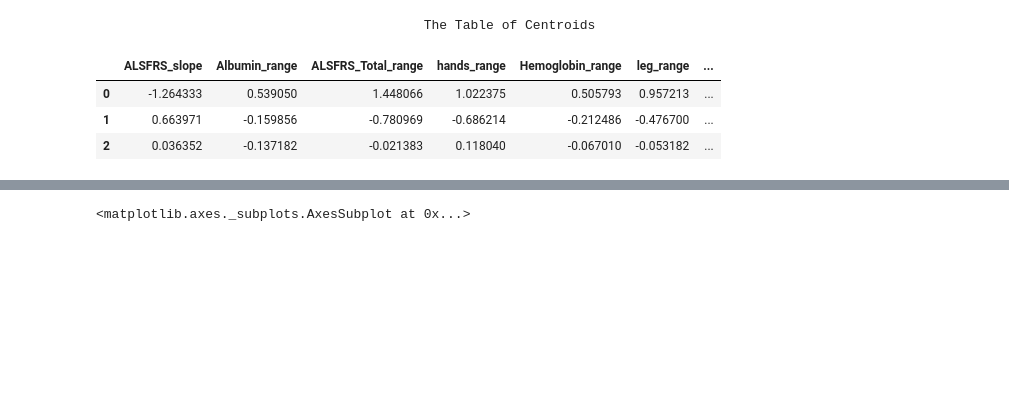
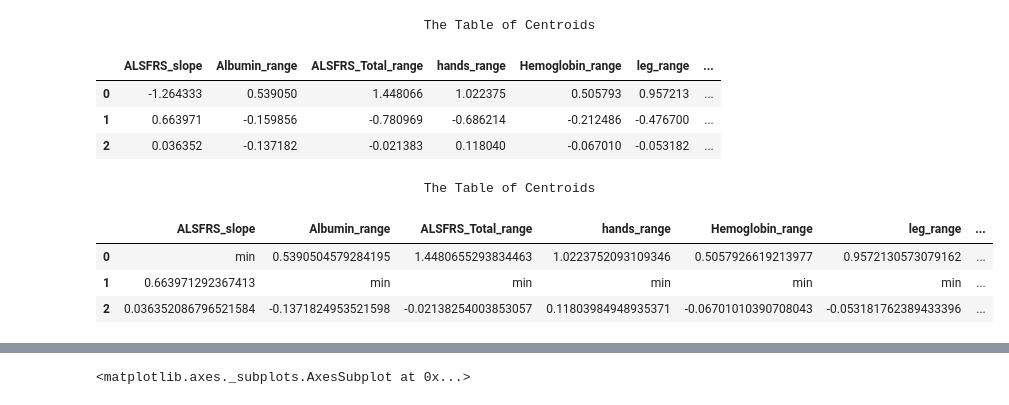
Before and after one commit to HuyenNguyenHelen/INFO-5505---Machine-learning, a Jupyter notebook: HuyenNguyen_Assignment_3.ipynb, the cells around one changed output, grey strips where cells are left out. Drawn from its saved outputs; the diff is of its cells as text; code cells hidden in the pictures; blank space fills up the shorter version.

```diff
--- a/HuyenNguyen_Assignment_3.ipynb
+++ b/HuyenNguyen_Assignment_3.ipynb
@@ -297,3 +297,16 @@ centroids_df
 | 0 | -1.264333 | 0.539050 | 1.448066 | 1.022375 | 0.505793 | 0.957213 | ... |
 | 1 | 0.663971 | -0.159856 | -0.780969 | -0.686214 | -0.212486 | -0.476700 | ... |
 | 2 | 0.036352 | -0.137182 | -0.021383 | 0.118040 | -0.067010 | -0.053182 | ... |
+# %%
+centroids_df = pd.DataFrame(centroids, columns = new_selected_var )
+print ('\t'*5, ' The Table of Centroids')
+centroids_anno=np.where(centroids_df[centroids_df.columns]==centroids_df[centroids_df.columns].max(), 'max',centroids_df[centroids_df.columns])
+centroids_anno=np.where(centroids_df[centroids_df.columns]==centroids_df[centroids_df.columns].min() and centroids_df[centroids_df.columns]!= , 'min',centroids_df[centroids_df.columns])
+centroids_anno_df = pd.DataFrame(centroids_anno, columns = new_selected_var )
+centroids_anno_df
+# %% [output]
+                                          The Table of Centroids
+|  | ALSFRS_slope | Albumin_range | ALSFRS_Total_range | hands_range | Hemoglobin_range | leg_range | ... |
+| 0 | min | 0.5390504579284195 | 1.4480655293834463 | 1.0223752093109346 | 0.5057926619213977 | 0.9572130573079162 | ... |
+| 1 | 0.663971292367413 | min | min | min | min | min | ... |
+| 2 | 0.036352086796521584 | -0.1371824953521598 | -0.02138254003853057 | 0.11803984948935371 | -0.06701010390708043 | -0.053181762389433396 | ... |
```
Also changed, not shown: parts of 1 cell of this notebook.
